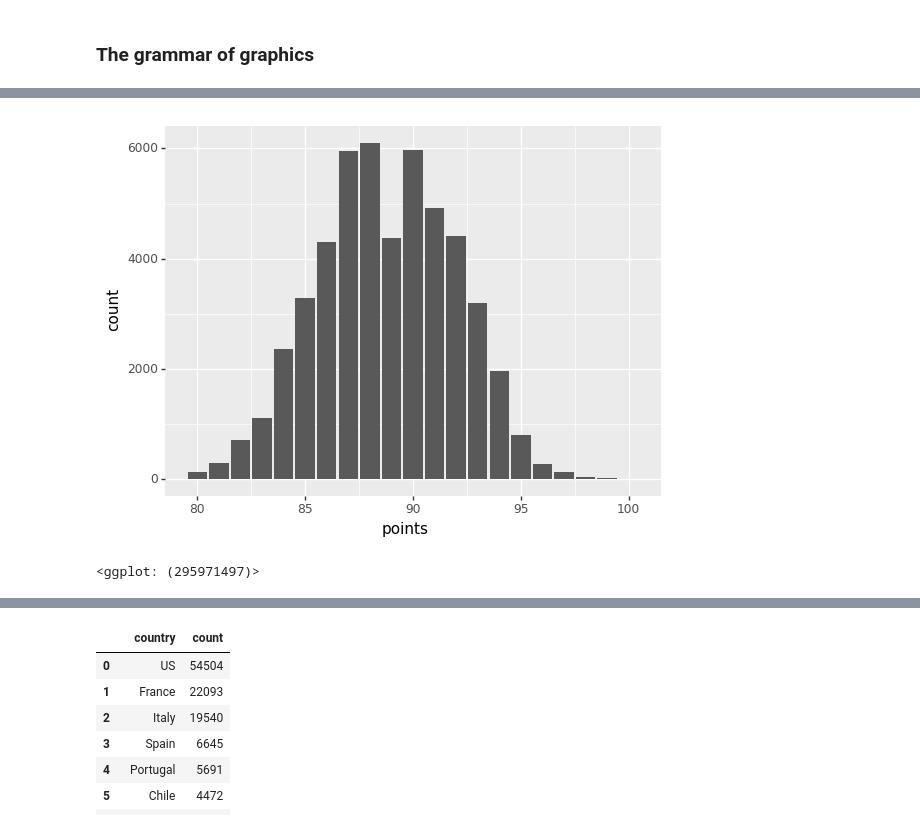
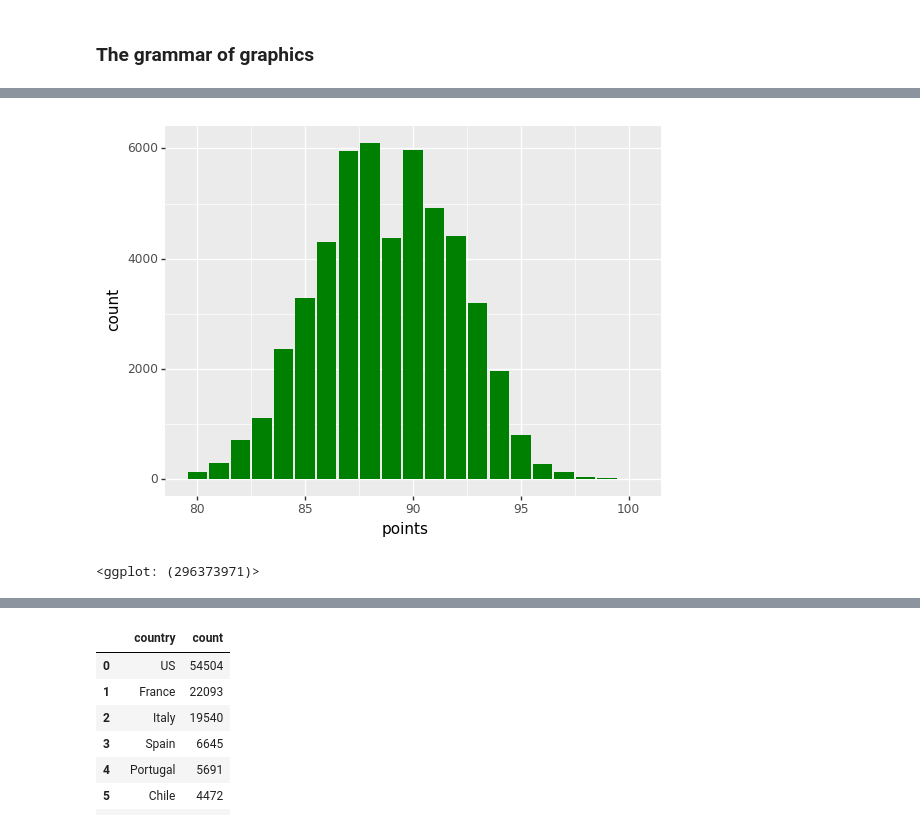
Before and after one commit to corazzon/KaggleStruggle, a Jupyter notebook: wine-reviews/plotnine.ipynb, the cells around one changed output, grey strips where cells are left out. Cells and saved outputs as stored; diff of their text form; code cells hidden in the pictures.

Commit message:
add plotnine bar chart

```diff
--- a/wine-reviews/plotnine.ipynb
+++ b/wine-reviews/plotnine.ipynb
@@ -133,11 +133,11 @@ df = top_wines.head(1000).dropna()
 # %%
 (ggplot(top_wines)
      + aes('points')
-     + geom_bar()
+     + geom_bar(fill='green')
 )
 # %% [output]
-[figure, old version]
+[figure, new version]
-<ggplot: (295971497)>
+<ggplot: (296373971)>
 # %%
 (ggplot(top_wines)
      + aes('points', 'variety')
```
Also changed, not shown: parts of 14 cells of this notebook.
